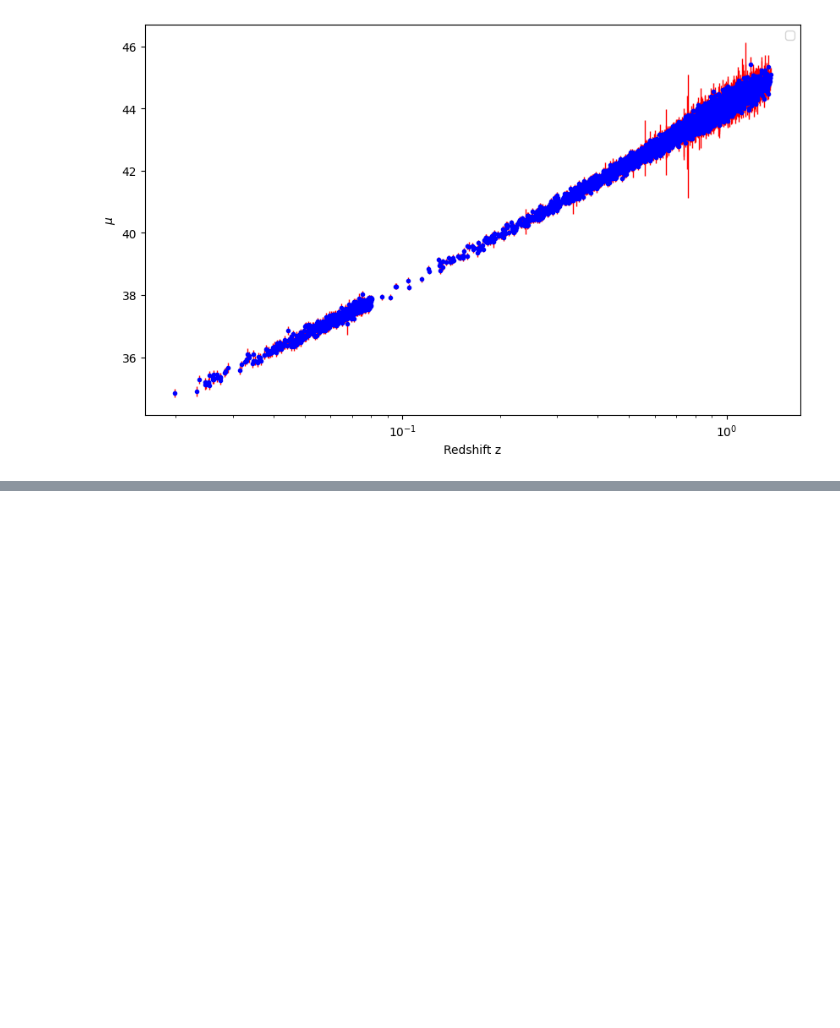
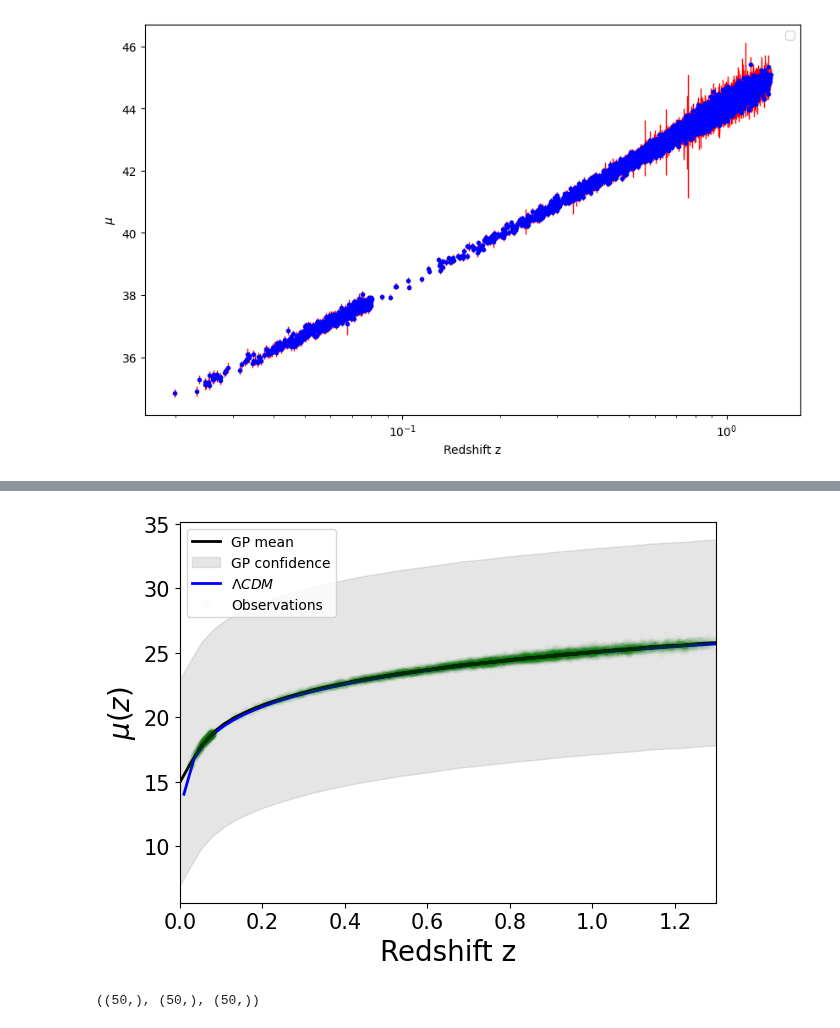
Before and after one commit to igomezv/LSST_DE_neural_reconstruction, a Jupyter notebook: GP_model_large.ipynb, the cells around one changed output, grey strips where cells are left out. Saved outputs shown, nothing was run; the diff lists cells and outputs as text; code cells hidden in the pictures; blank space fills up the shorter version.

```diff
--- a/GP_model_large.ipynb
+++ b/GP_model_large.ipynb
@@ -210,35 +229,40 @@ with torch.no_grad(), gpytorch.settings.fast_pred_var():
     f_mean_err = f_preds.mean[:, 1]
     f_cov = f_preds.covariance_matrix
     # Make predictions by feeding model through likelihood
     observed_pred = likelihood(model(x_test))
 #     print(type(observed_pred))
     # Get upper and lower confidence bounds
     lower, upper = observed_pred.confidence_region()
     lower_mu = lower[:, 0]
     upper_mu = upper[:, 0]
     lower_err = lower[:, 0]
     upper_err = upper[:, 0]
     observed_pred_mean_mu = observed_pred.mean.numpy()[:, 0]
     observed_pred_mean_err = observed_pred.mean.numpy()[:, 1]
 #     print(observed_pred.mean.numpy())
-    plt.plot(x_test.numpy(), observed_pred_mean_mu-19, color='k', label='GP mean', linewidth=5)
+    plt.plot(x_test.numpy(), observed_pred_mean_mu-19, color='k', label='GP mean', linewidth=2)
 #     # Shade between the lower and upper confidence bounds
     plt.fill_between(x_test.numpy(), lower_mu-19, upper_mu-19, alpha=0.2, label='GP confidence', color='gray')
 #     plt.errorbar(x_test.numpy(), observed_pred_mean_mu-19, yerr=observed_pred_mean_err)
 
-plt.plot(zmodel, flcdm, label='$\Lambda CDM$', c='b')
-plt.errorbar(df_data['zCMB'], df_data['MU']-19, df_data['errors'], fmt='g.', markersize=10, label='Observations')
+plt.plot(zmodel, flcdm, label='$\Lambda CDM$', c='b', linewidth=2)
+plt.errorbar(df_data['zCMB'], df_data['MU']-19, df_data['errors'], fmt='g.', markersize=10, label='Observations',
+             alpha=0.01)
 
 
 plt.xlim(0,1.3)
 
 plt.ylabel("$\mu(z)$", fontsize=20)
 plt.xlabel("Redshift z", fontsize=20)
 plt.xticks(fontsize=15)
 plt.yticks(fontsize=15)
 # plt.legend(loc='best')
 plt.legend(loc='upper left')
 # plt.show()
 plt.tight_layout()
+# %% [output]
+[figure, added]
 # %%
 np.shape(x_test.numpy()), np.shape(observed_pred_mean_mu), np.shape(observed_pred_mean_err)
+# %% [output]
+((50,), (50,), (50,))
```
Also changed, not shown: parts of 5 cells of this notebook.
